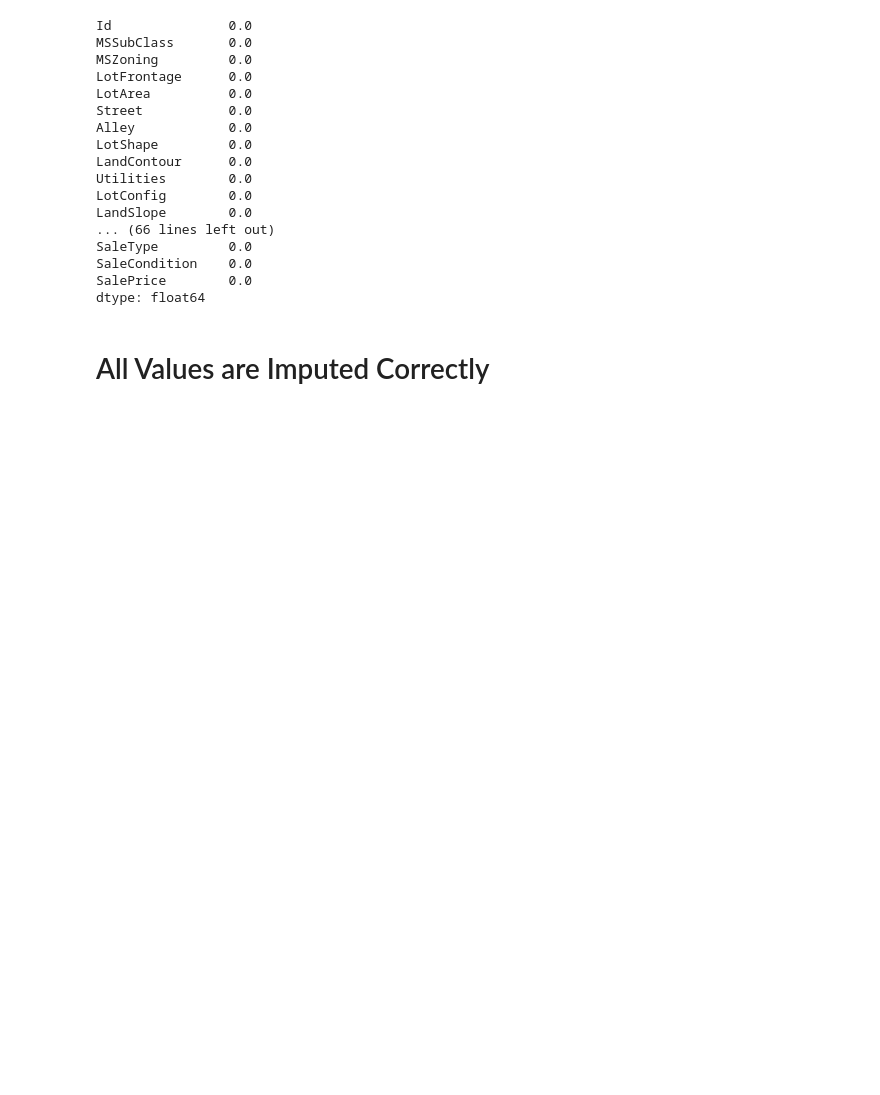
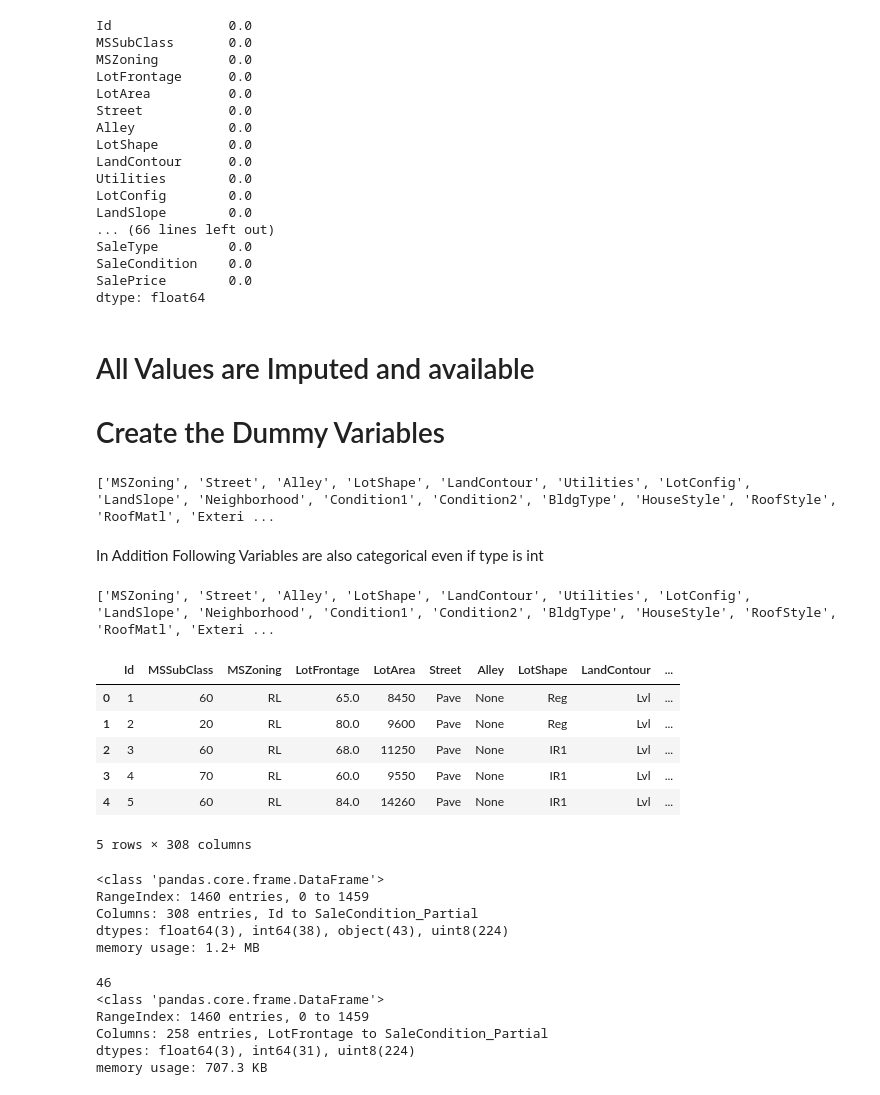
Before and after one commit to HemantTiwariGitHub/IntelligenceCodes, a Jupyter notebook: SurpriseHousingAnalytics.ipynb, the cells around one changed output. Drawn from its saved outputs; the diff is of its cells as text; code cells hidden in the pictures; blank space fills up the shorter version.

```diff
--- a/SurpriseHousingAnalytics.ipynb
+++ b/SurpriseHousingAnalytics.ipynb
@@ -126,4 +126,56 @@ SaleCondition    0.0
 SalePrice        0.0
 dtype: float64
 # %% [markdown]
-# All Values are Imputed Correctly
+# All Values are Imputed  and available
+# Create the Dummy Variables
+# %%
+ObjectVars = list(houseData.columns[houseData.dtypes == 'object'])
+print(ObjectVars)
+# %% [output]
+['MSZoning', 'Street', 'Alley', 'LotShape', 'LandContour', 'Utilities', 'LotConfig', 'LandSlope', 'Neighborhood', 'Condition1', 'Condition2', 'BldgType', 'HouseStyle', 'RoofStyle', 'RoofMatl', 'Exteri ...
+# %% [markdown]
+In Addition Following Variables are also categorical even if type is int
+# %%
+ObjectVars.extend(["MSSubClass", "OverallQual", "OverallCond"])
+print(ObjectVars)
+# %% [output]
+['MSZoning', 'Street', 'Alley', 'LotShape', 'LandContour', 'Utilities', 'LotConfig', 'LandSlope', 'Neighborhood', 'Condition1', 'Condition2', 'BldgType', 'HouseStyle', 'RoofStyle', 'RoofMatl', 'Exteri ...
+# %%
+# Creating a dummy variable for some of the categorical variables and dropping the first one.
+houseDataDummies = pd.get_dummies(houseData[ObjectVars], drop_first=True)
+
+# Adding the results to the master dataframe
+houseData = pd.concat([houseData, houseDataDummies], axis=1)
+# %%
+houseData.head()
+# %% [output]
+|  | Id | MSSubClass | MSZoning | LotFrontage | LotArea | Street | Alley | LotShape | LandContour | ... |
+| 0 | 1 | 60 | RL | 65.0 | 8450 | Pave | None | Reg | Lvl | ... |
+| 1 | 2 | 20 | RL | 80.0 | 9600 | Pave | None | Reg | Lvl | ... |
+| 2 | 3 | 60 | RL | 68.0 | 11250 | Pave | None | IR1 | Lvl | ... |
+| 3 | 4 | 70 | RL | 60.0 | 9550 | Pave | None | IR1 | Lvl | ... |
+| 4 | 5 | 60 | RL | 84.0 | 14260 | Pave | None | IR1 | Lvl | ... |
+5 rows × 308 columns
+# %%
+houseData.info()
+# %% [output]
+<class 'pandas.core.frame.DataFrame'>
+RangeIndex: 1460 entries, 0 to 1459
+Columns: 308 entries, Id to SaleCondition_Partial
+dtypes: float64(3), int64(38), object(43), uint8(224)
+memory usage: 1.2+ MB
+# %%
+#remove duplicate colums
+#Drop UnNecessary Variables
+print(len(ObjectVars))
+houseData.drop(ObjectVars, axis=1, inplace=True)
+#drop ID Too
+houseData.drop("Id",axis=1, inplace=True)
+houseData.info()
+# %% [output]
+46
+<class 'pandas.core.frame.DataFrame'>
+RangeIndex: 1460 entries, 0 to 1459
+Columns: 258 entries, LotFrontage to SaleCondition_Partial
+dtypes: float64(3), int64(31), uint8(224)
+memory usage: 707.3 KB
```
Also changed, not shown: parts of 1 cell of this notebook.
